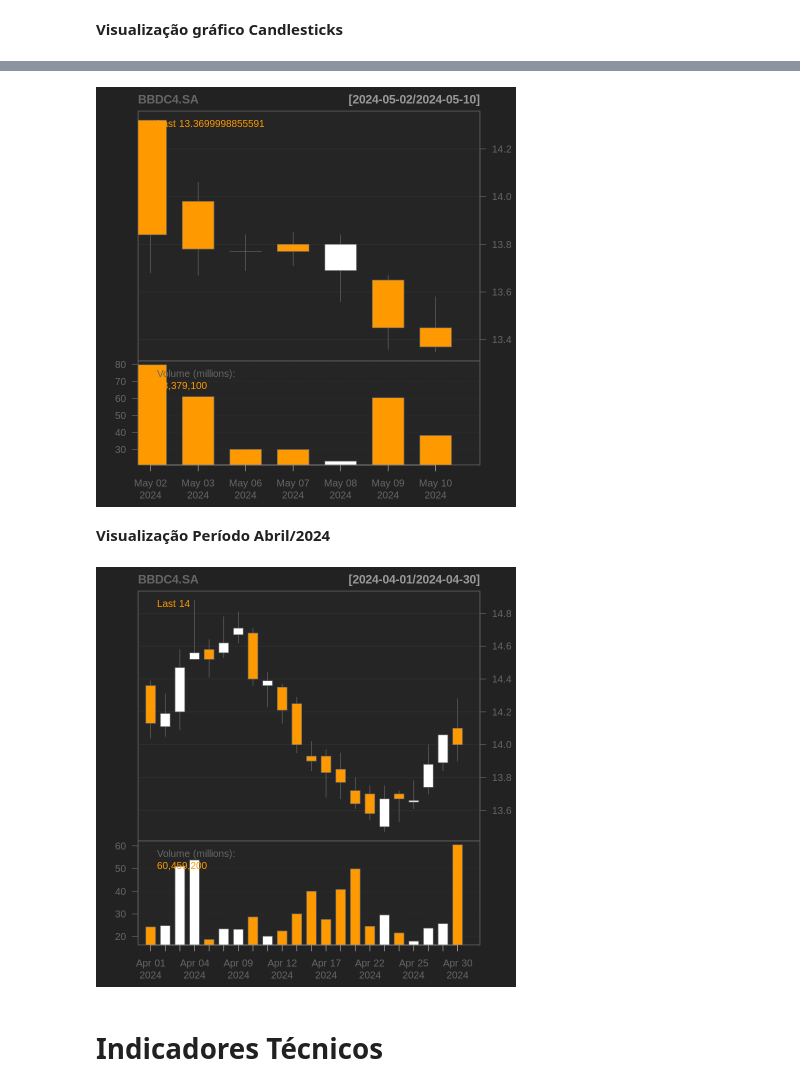
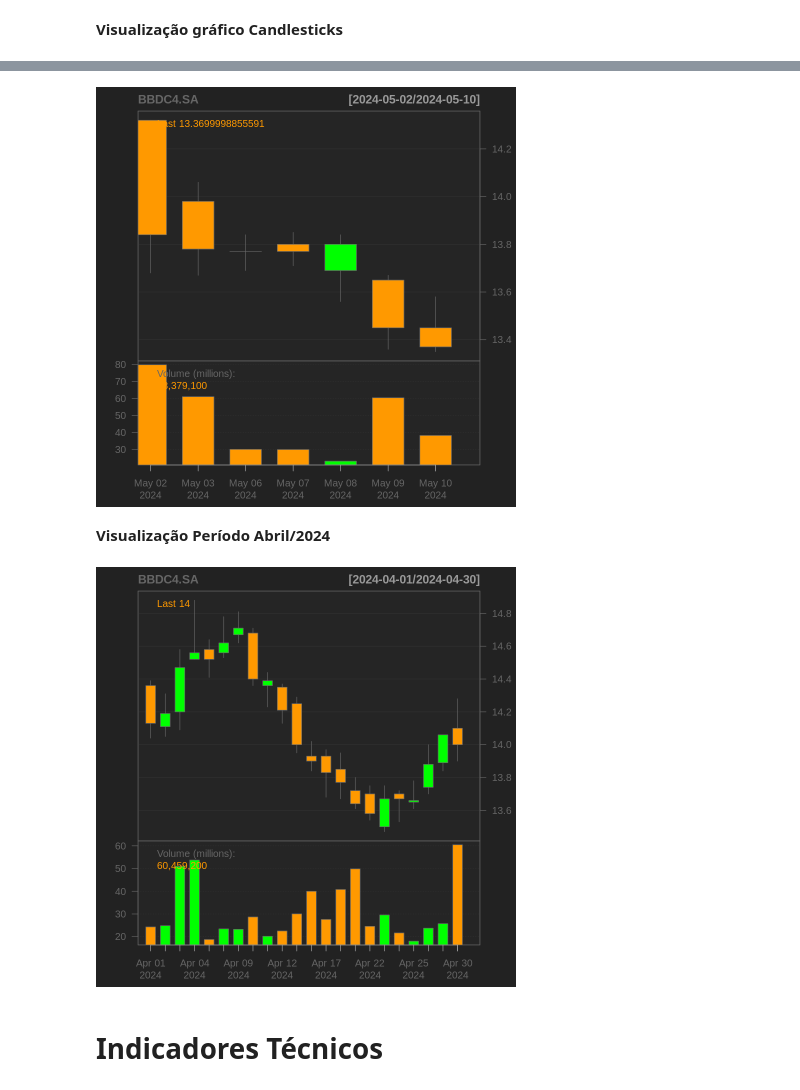
Before and after one commit to scs999/scs999.github.io, a Jupyter notebook: Pos_unicarioca/Trabalho_PosUnicarioca_R.ipynb, the cells around one changed output, grey strips where cells are left out. Drawn from its saved outputs; the diff is of its cells as text; code cells hidden in the pictures.

```diff
--- a/Pos_unicarioca/Trabalho_PosUnicarioca_R.ipynb
+++ b/Pos_unicarioca/Trabalho_PosUnicarioca_R.ipynb
@@ -86,23 +87,25 @@ chartSeries(BBDC4.SA,
 # %%
+# 01/05 a 10/05/24
 chartSeries(BBDC4.SA,
             type="candlesticks",
             subset='2024-05-01::2024-05-10',,
-            up.col = 'white',
-            down.col = 'yellow',
+            up.col = 'green',
+            down.col = 'red',
             theme=chartTheme('black'))
 # %% [output]
-[figure, old version]
+[figure, new version]
 # %% [markdown]
 **Visualização Período Abril/2024**
 # %%
+# Abril/24
 chartSeries(BBDC4.SA,
             type="candlesticks",
             subset='2024-04',
-            up.col = 'white',
-            down.col = 'yellow',
+            up.col = 'green',
+            down.col = 'red',
             theme=chartTheme('black'))
 # %% [output]
-[figure, old version]
+[figure, new version]
 # %% [markdown]
 # **Indicadores Técnicos**
 # %% [markdown]
```
Also changed, not shown: parts of 11 cells of this notebook.
